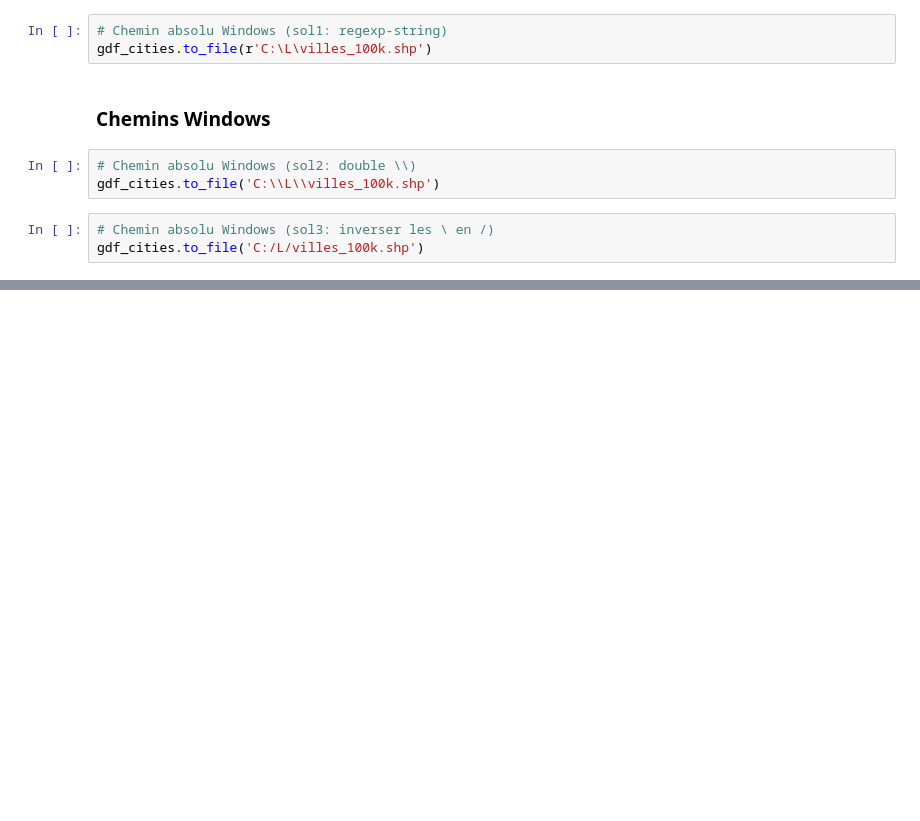
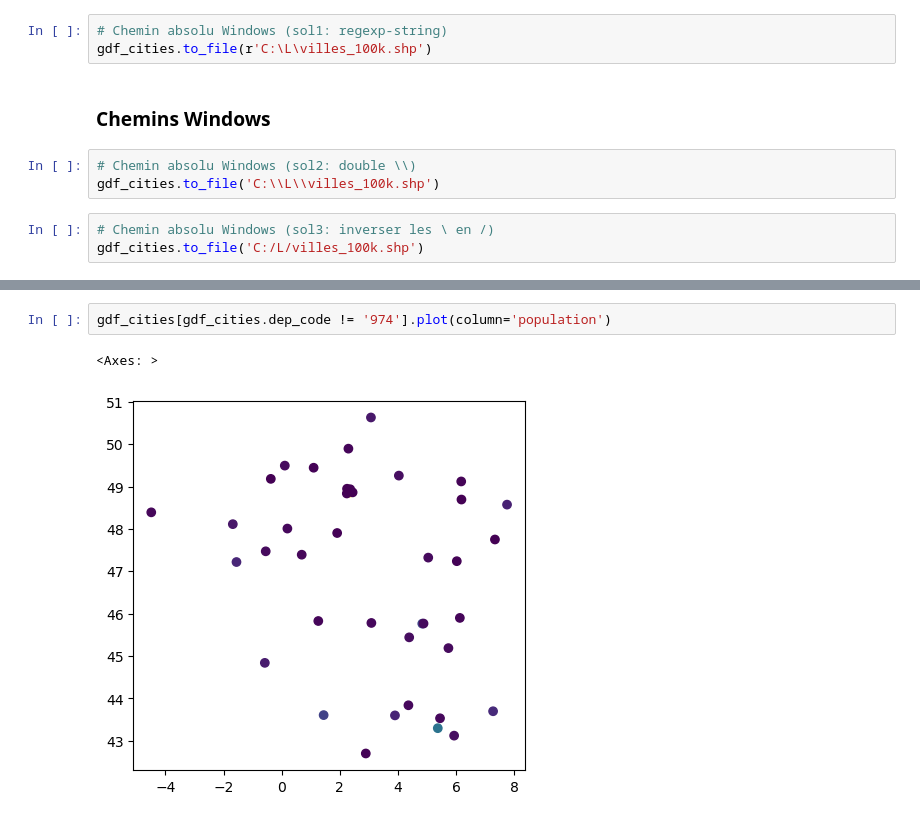
Before and after one commit to matthcol/python202503, a Jupyter notebook: Villes_pandas_gis.ipynb, the cells around one changed output, grey strips where cells are left out. Saved outputs shown, nothing was run; the diff lists cells and outputs as text; blank space fills up the shorter version.

```diff
--- a/Villes_pandas_gis.ipynb
+++ b/Villes_pandas_gis.ipynb
@@ -1420,0 +1665,5 @@ gdf_cities.to_file('C:/L/villes_100k.shp')
+# %%
+gdf_cities[gdf_cities.dep_code != '974'].plot(column='population')
+# %% [output]
+<Axes: >
+[figure, added]
```
Also changed, not shown: parts of 46 cells of this notebook.
